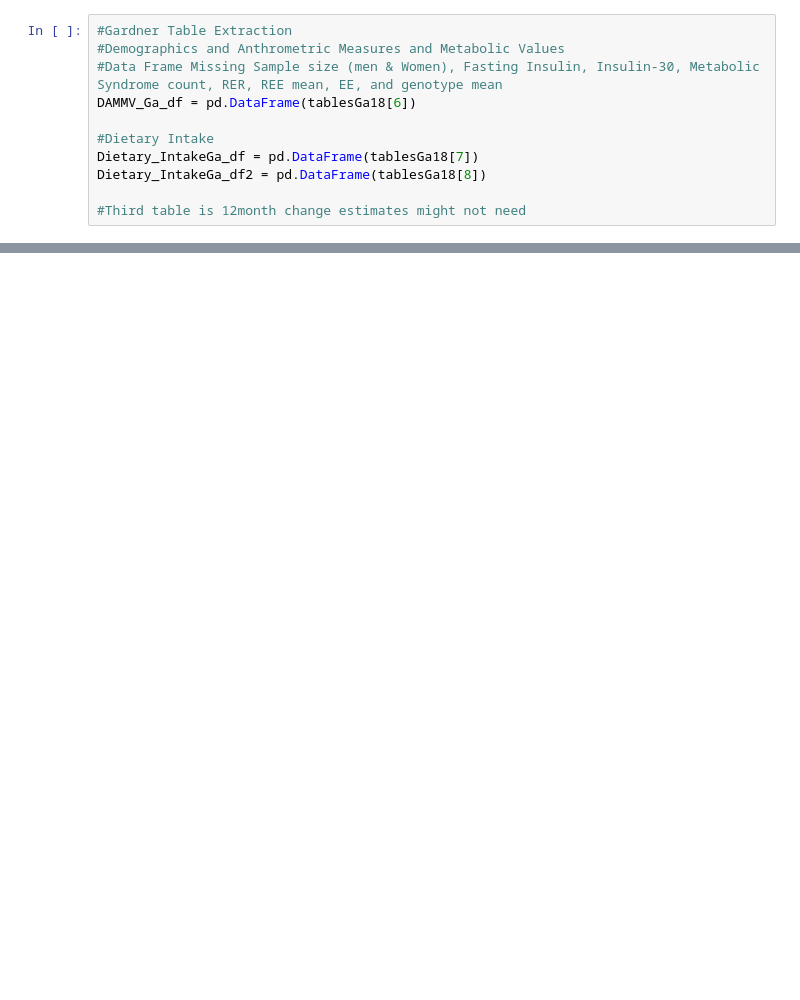
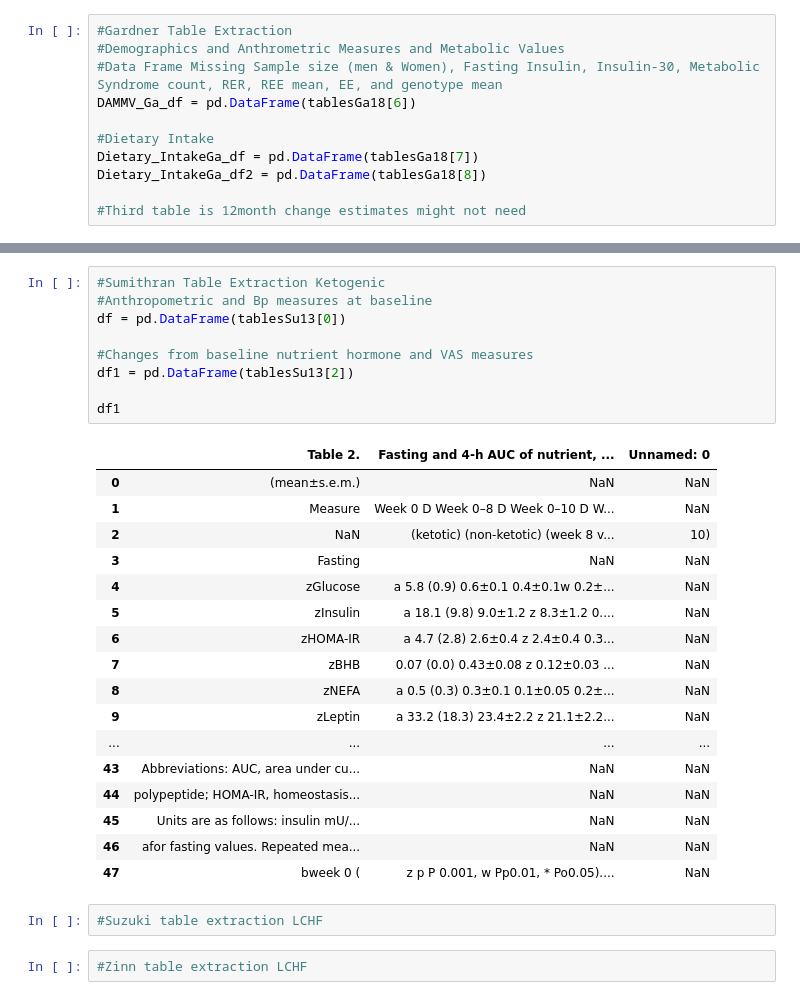
Before and after one commit to oas95/Dietary_Interventions_for_Insulin_Sensitivy_Project, a Jupyter notebook: PyDIonIS/data_extraction.ipynb, the cells around one changed output, grey strips where cells are left out. Drawn from its saved outputs; the diff is of its cells as text; blank space fills up the shorter version.

```diff
--- a/PyDIonIS/data_extraction.ipynb
+++ b/PyDIonIS/data_extraction.ipynb
@@ -115,0 +224,31 @@ Dietary_IntakeGa_df2 = pd.DataFrame(tablesGa18[8])
+# %%
+#Sumithran Table Extraction Ketogenic
+#Anthropometric and Bp measures at baseline
+df = pd.DataFrame(tablesSu13[0])
+
+#Changes from baseline nutrient hormone and VAS measures
+df1 = pd.DataFrame(tablesSu13[2])
+
+df1
+# %% [output]
+|  | Table 2. | Fasting and 4-h AUC of nutrient, ... | Unnamed: 0 |
+| 0 | (mean±s.e.m.) | NaN | NaN |
+| 1 | Measure | Week 0 D Week 0–8 D Week 0–10 D W... | NaN |
+| 2 | NaN | (ketotic) (non-ketotic) (week 8 v... | 10) |
+| 3 | Fasting | NaN | NaN |
+| 4 | zGlucose | a 5.8 (0.9) 0.6±0.1 0.4±0.1w 0.2±... | NaN |
+| 5 | zInsulin | a 18.1 (9.8) 9.0±1.2 z 8.3±1.2 0.... | NaN |
+| 6 | zHOMA-IR | a 4.7 (2.8) 2.6±0.4 z 2.4±0.4 0.3... | NaN |
+| 7 | zBHB | 0.07 (0.0) 0.43±0.08 z 0.12±0.03 ... | NaN |
+| 8 | zNEFA | a 0.5 (0.3) 0.3±0.1 0.1±0.05 0.2±... | NaN |
+| 9 | zLeptin | a 33.2 (18.3) 23.4±2.2 z 21.1±2.2... | NaN |
+| ... | ... | ... | ... |
+| 43 | Abbreviations: AUC, area under cu... | NaN | NaN |
+| 44 | polypeptide; HOMA-IR, homeostasis... | NaN | NaN |
+| 45 | Units are as follows: insulin mU/... | NaN | NaN |
+| 46 | afor fasting values. Repeated mea... | NaN | NaN |
+| 47 | bweek 0 ( | z p P 0.001, w Pp0.01, * Po0.05).... | NaN |
+# %%
+#Suzuki table extraction LCHF
+# %%
+#Zinn table extraction LCHF
```
Also changed, not shown: parts of 8 cells of this notebook.
